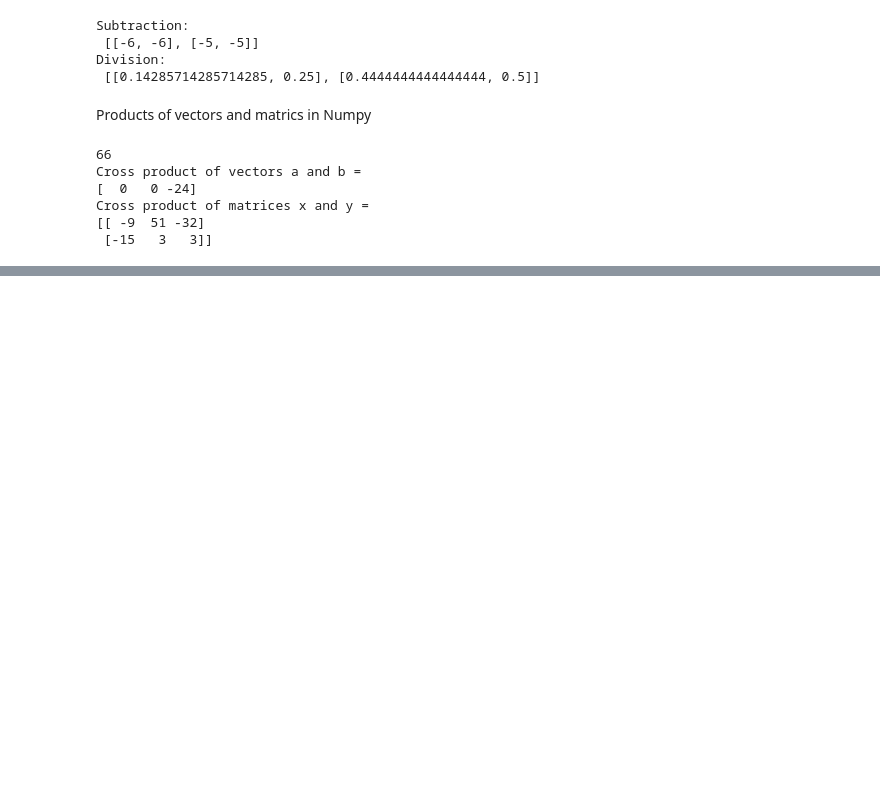
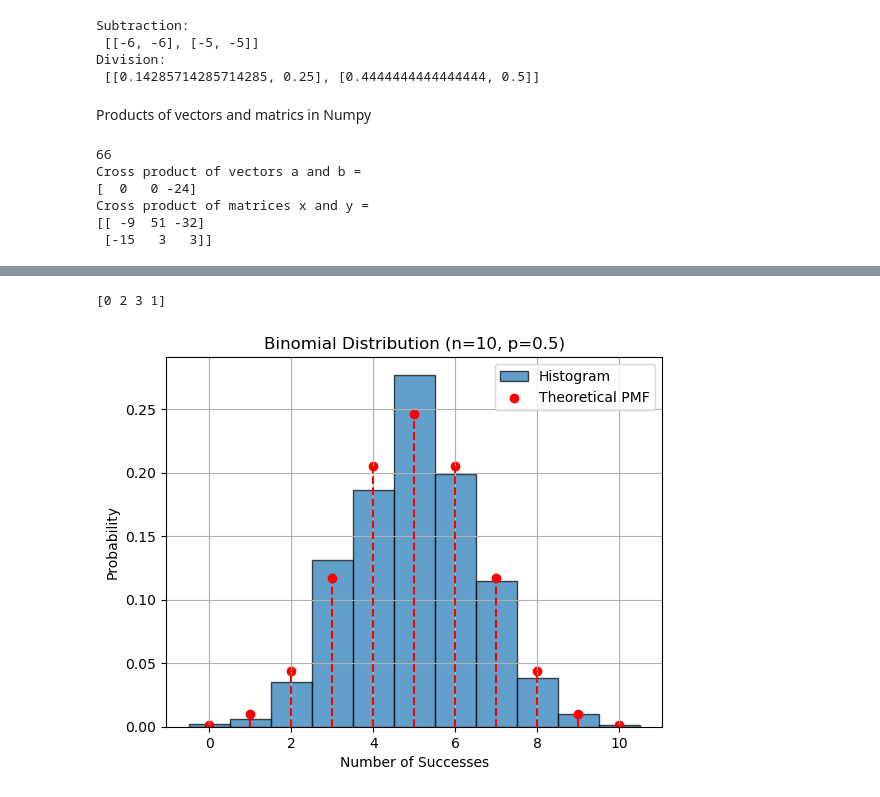
Before and after one commit to harshithvinesh/machine_learning, a Jupyter notebook: numpy.ipynb, the cells around one changed output, grey strips where cells are left out. Saved outputs shown, nothing was run; the diff lists cells and outputs as text; code cells hidden in the pictures; blank space fills up the shorter version.

```diff
--- a/numpy.ipynb
+++ b/numpy.ipynb
@@ -1095,0 +1411,36 @@ Cross product of matrices x and y =
+# %%
+# np.random.binomial(8, 0.3) generates values where success
+# occurs with 30% probability.
+import numpy as np
+x = np.random.binomial(8, 0.3, size=4)
+print(x)
+# %% [output]
+[0 2 3 1]
+# %%
+# demo
+import numpy as np
+import matplotlib.pyplot as plt
+from scipy.stats import binom
+
+n = 10
+p = 0.5
+size = 1000
+
+data = np.random.binomial(n, p, size)
+
+plt.hist(data, bins=np.arange(-0.5, n+1.5, 1), density=True, edgecolor='black', alpha=0.7, label='Histogram')
+
+x = np.arange(0, n+1)
+pmf = binom.pmf(x, n, p)
+
+plt.scatter(x, pmf, color='red', label='Theoretical PMF')
+plt.vlines(x, 0, pmf, colors='red', linestyles='dashed')
+
+plt.title("Binomial Distribution (n=10, p=0.5)")
+plt.xlabel("Number of Successes")
+plt.ylabel("Probability")
+plt.legend()
+plt.grid(True)
+plt.show()
+# %% [output]
+[figure, added]
```
Also changed, not shown: parts of 27 cells of this notebook, 1 other file.
